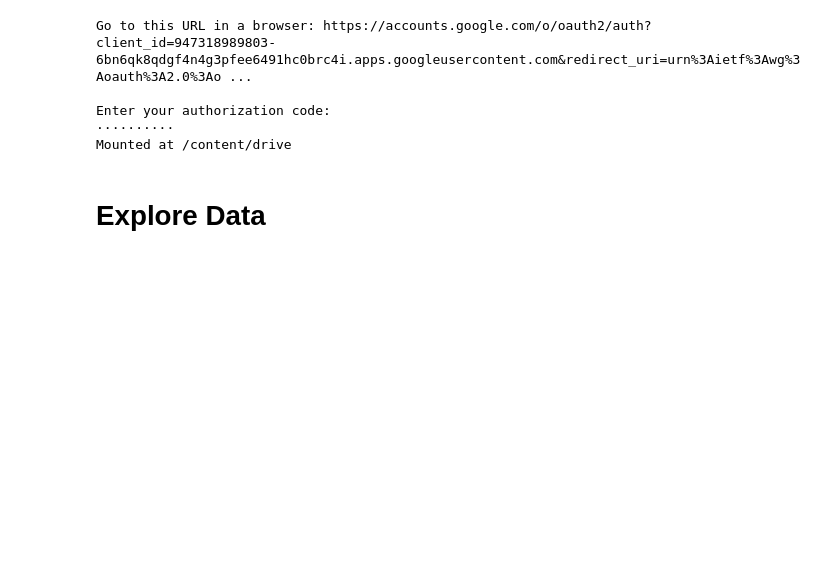
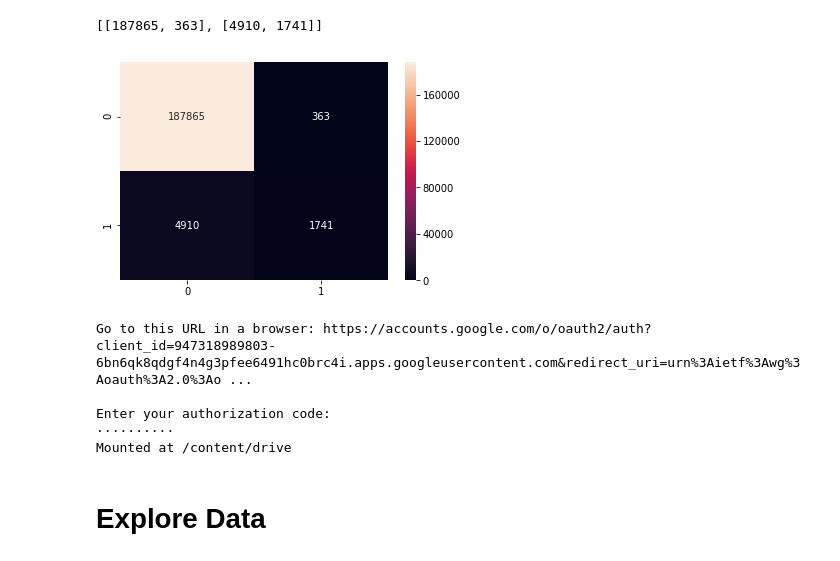
Before and after one commit to monanjo123/Fraud-Detection, a Jupyter notebook: Fraud Detection.ipynb, the cells around one changed output. Saved outputs shown, nothing was run; the diff lists cells and outputs as text; code cells hidden in the pictures; blank space fills up the shorter version.

Commit message:
Added Heatmap

```diff
--- a/Fraud Detection.ipynb
+++ b/Fraud Detection.ipynb
@@ -19,6 +19,15 @@ from sklearn.compose import ColumnTransformer, make_column_transformer
 from sklearn.linear_model import LogisticRegression
 from sklearn.externals import joblib
 import zipfile
+# %%
+data = [[187865,363],[4910,1741]]
+
+print(data)
+sns.heatmap(data, annot=True, fmt='g')
+plt.show()
+# %% [output]
+[[187865, 363], [4910, 1741]]
+[figure, added]
 # %%
 from google.colab import drive
 drive.mount('/content/drive', force_remount=True)
```
